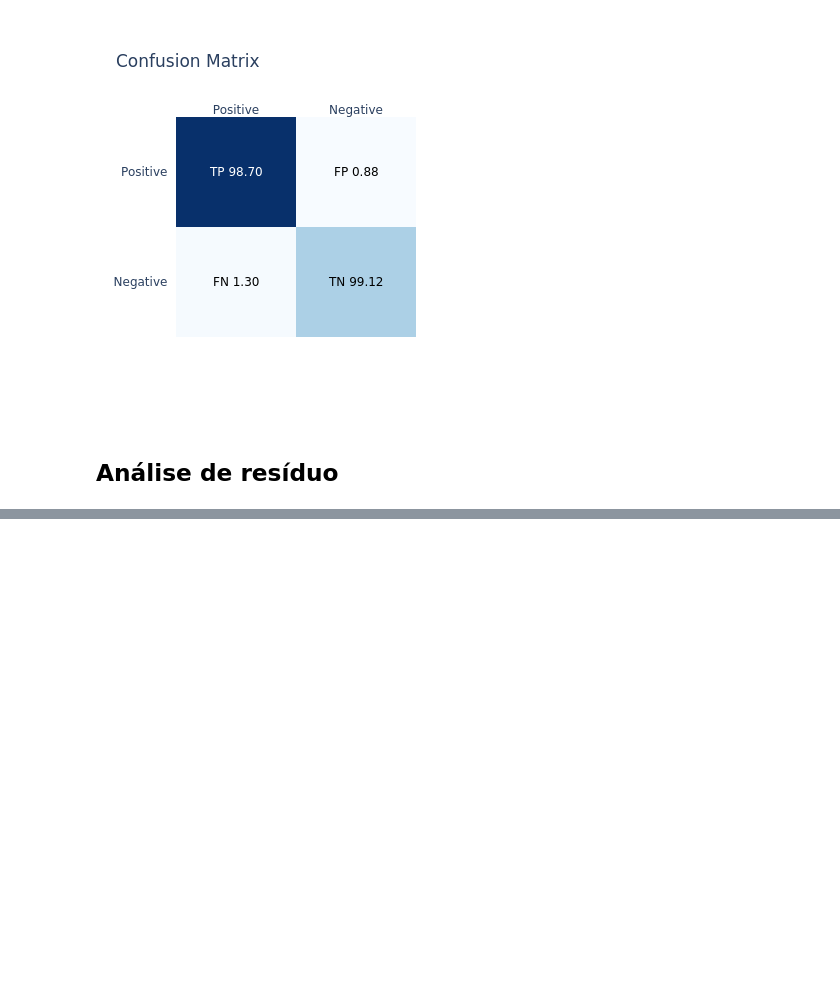
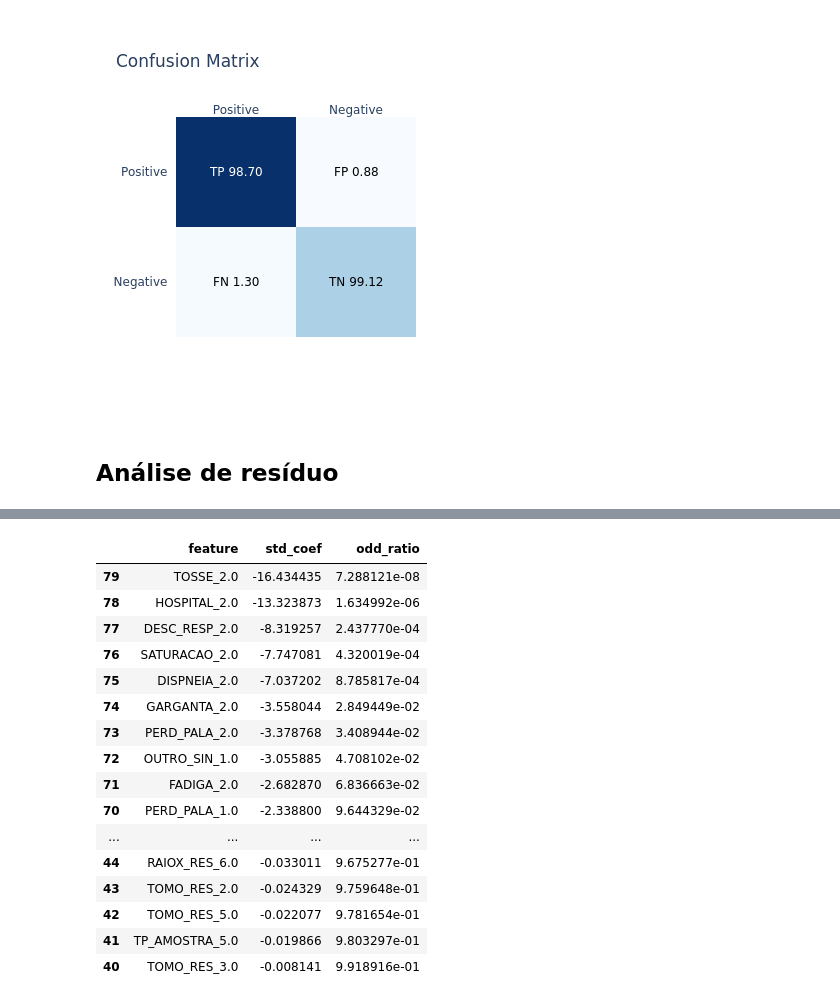
Before and after one commit to HeyLucasLeao/ols-regression-challenge, a Jupyter notebook: srag/eda.ipynb, the cells around one changed output, grey strips where cells are left out. Drawn from its saved outputs; the diff is of its cells as text; code cells hidden in the pictures; blank space fills up the shorter version.

```diff
--- a/srag/eda.ipynb
+++ b/srag/eda.ipynb
@@ -701,0 +751,20 @@ cm(model, df_test[filtered_features], df_test[target], fig_type="png")
+# %%
+results[results["odd_ratio"] < 1].sort_values("odd_ratio")
+# %% [output]
+|  | feature | std_coef | odd_ratio |
+| 79 | TOSSE_2.0 | -16.434435 | 7.288121e-08 |
+| 78 | HOSPITAL_2.0 | -13.323873 | 1.634992e-06 |
+| 77 | DESC_RESP_2.0 | -8.319257 | 2.437770e-04 |
+| 76 | SATURACAO_2.0 | -7.747081 | 4.320019e-04 |
+| 75 | DISPNEIA_2.0 | -7.037202 | 8.785817e-04 |
+| 74 | GARGANTA_2.0 | -3.558044 | 2.849449e-02 |
+| 73 | PERD_PALA_2.0 | -3.378768 | 3.408944e-02 |
+| 72 | OUTRO_SIN_1.0 | -3.055885 | 4.708102e-02 |
+| 71 | FADIGA_2.0 | -2.682870 | 6.836663e-02 |
+| 70 | PERD_PALA_1.0 | -2.338800 | 9.644329e-02 |
+| ... | ... | ... | ... |
+| 44 | RAIOX_RES_6.0 | -0.033011 | 9.675277e-01 |
+| 43 | TOMO_RES_2.0 | -0.024329 | 9.759648e-01 |
+| 42 | TOMO_RES_5.0 | -0.022077 | 9.781654e-01 |
+| 41 | TP_AMOSTRA_5.0 | -0.019866 | 9.803297e-01 |
+| 40 | TOMO_RES_3.0 | -0.008141 | 9.918916e-01 |
```
Also changed, not shown: parts of 9 cells of this notebook.
